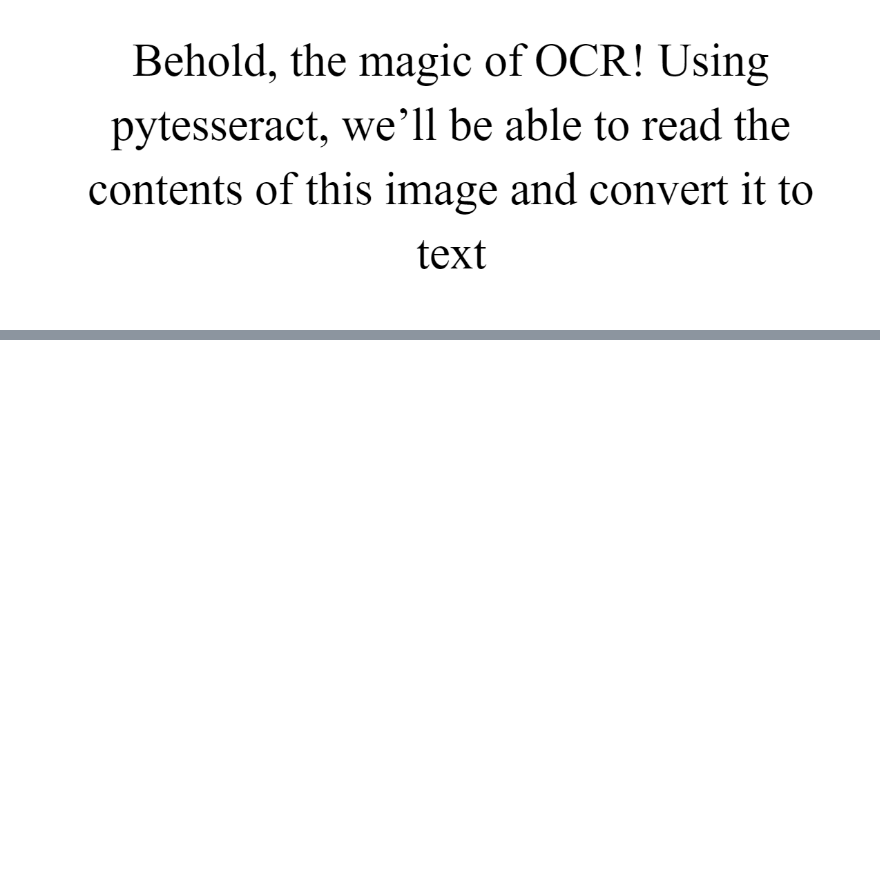
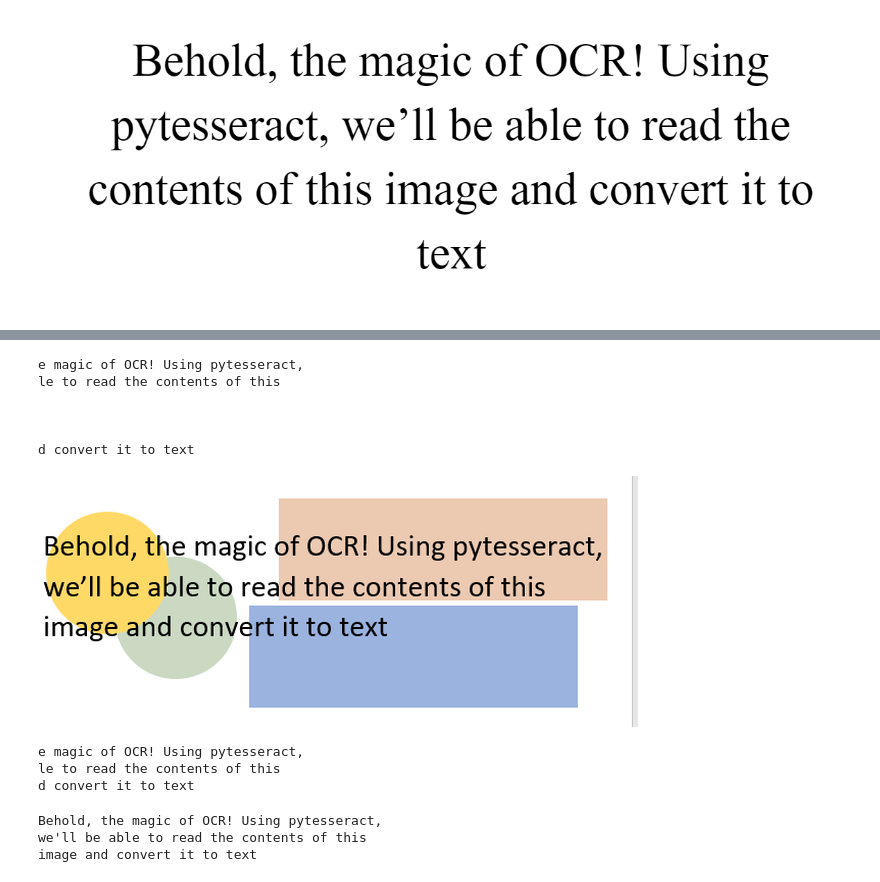
Before and after one commit to nikohunt/michigan-vision-project, a Jupyter notebook: tesseract_tutorial.ipynb, the cells around one changed output, grey strips where cells are left out. Drawn from its saved outputs; the diff is of its cells as text; code cells hidden in the pictures; blank space fills up the shorter version.

```diff
--- a/tesseract_tutorial.ipynb
+++ b/tesseract_tutorial.ipynb
@@ -19,0 +192,13 @@ ModuleNotFoundError: No module named 'pytesseract'
+# %%
+# As you can see, this image had shapes of different opacities behind the text, which can confuse
+# the tesseract engine. Let's see if OCR will work on this noisy image
+import pytesseract
+text = pytesseract.image_to_string(Image.open("images/noisy_image_with_text.PNG"))
+print(text)
+# %% [output]
+e magic of OCR! Using pytesseract,
+le to read the contents of this
+
+
+
+d convert it to text
@@ -19,0 +209,42 @@ ModuleNotFoundError: No module named 'pytesseract'
+# %%
+# First we will import PIL
+import PIL
+# Then set the base width of our image
+basewidth = 600
+# Now lets open it
+img = Image.open("images/noisy_image_with_text.PNG")
+# We want to get the correct aspect ratio, so we can do this by taking the base width and dividing
+# it by the actual width of the image
+wpercent = (basewidth / float(img.size[0]))
+# With that ratio we can just get the appropriate height of the image.
+hsize = int((float(img.size[1]) * float(wpercent)))
+# Finally, lets resize the image. antialiasing is a specific way of resizing lines to try and make them
+# appear smooth
+img = img.resize((basewidth, hsize), PIL.Image.ANTIALIAS)
+# Now lets save this to a file
+img.save('resized_noisy.png') # save the image as a png
+# And finally, lets display it
+display(img)
+# and run OCR
+text = pytesseract.image_to_string(Image.open('resized_noisy.png'))
+print(text)
+# %% [output]
+[figure, added]
+e magic of OCR! Using pytesseract,
+le to read the contents of this
+d convert it to text
+# %%
+# hrm, no improvement for resizing the image. Let's convert the image to greyscale. Converting images
+# can be done in many different ways. If we poke around in the PILLOW documentation we find that one of
+# the easiest ways to do this is to use the convert() function and pass in the string 'L'
+img = Image.open('images/noisy_image_with_text.PNG')
+img = img.convert('L')
+# Now lets save that image
+img.save('images/greyscale_noise.jpg')
+# And run OCR on the greyscale image
+text = pytesseract.image_to_string(Image.open('images/greyscale_noise.jpg'))
+print(text)
+# %% [output]
+Behold, the magic of OCR! Using pytesseract,
+we'll be able to read the contents of this
+image and convert it to text
```
Also changed, not shown: parts of 28 cells of this notebook.
